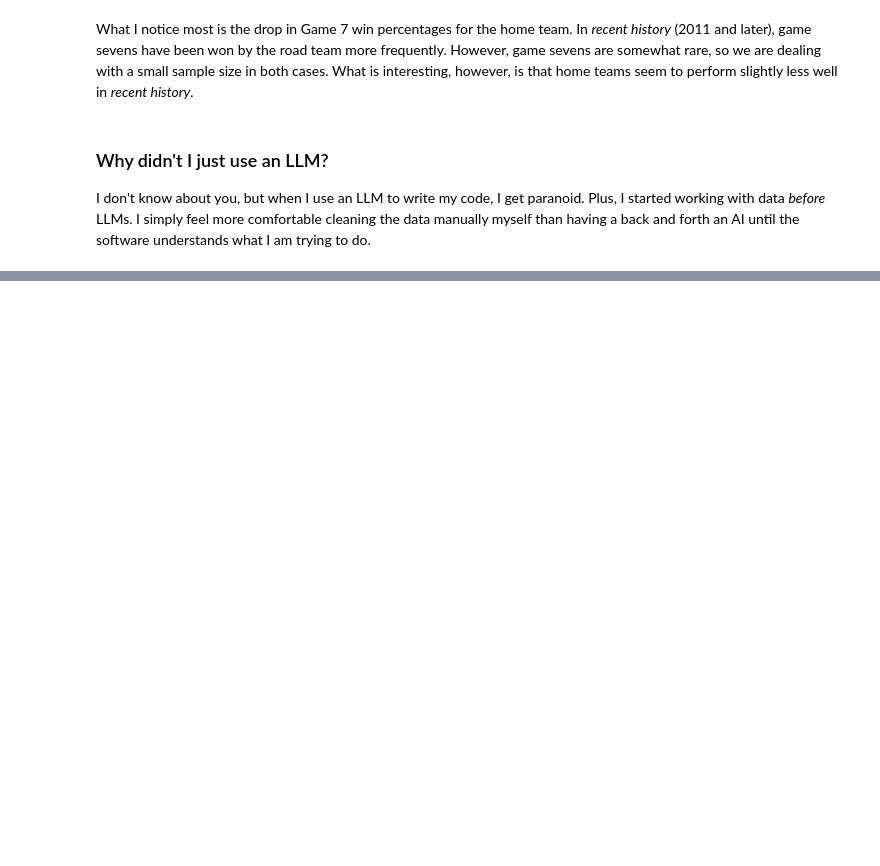
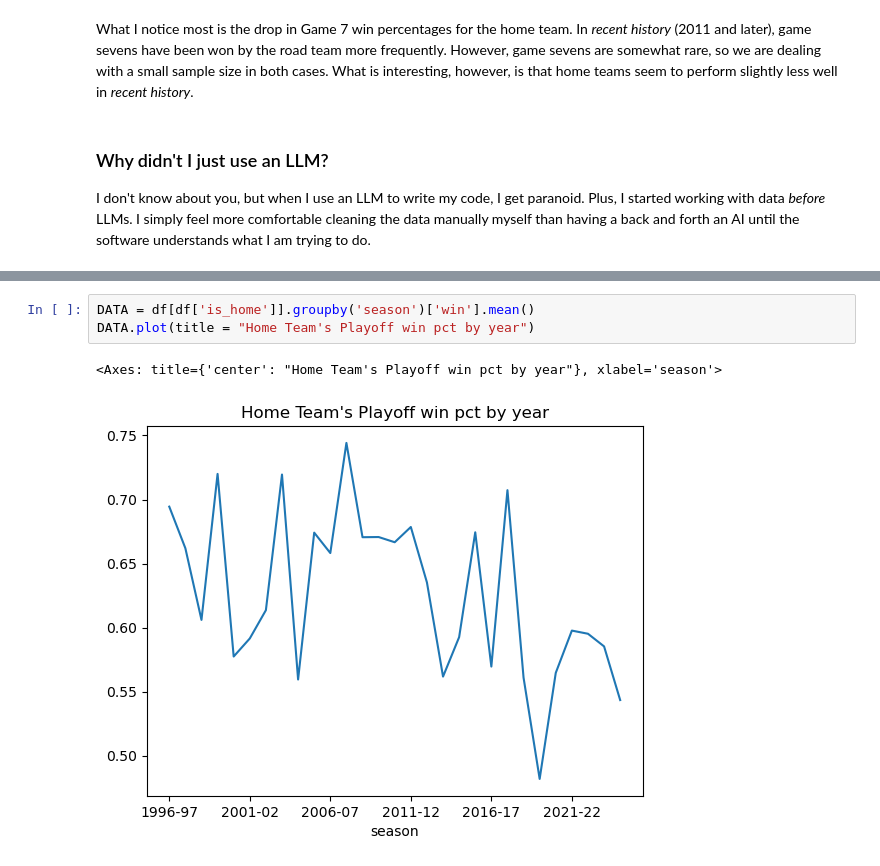
Before and after one commit to apelt001/Data-Analysis---NBA, a Jupyter notebook: playoffs - tutorial/code.ipynb, the cells around one changed output, grey strips where cells are left out. Cells and saved outputs as stored; diff of their text form; blank space fills up the shorter version.

```diff
--- a/playoffs - tutorial/code.ipynb
+++ b/playoffs - tutorial/code.ipynb
@@ -246,0 +288,6 @@ I don't know about you, but when I use an LLM to write my code, I get paranoid.
+# %%
+DATA = df[df['is_home']].groupby('season')['win'].mean()
+DATA.plot(title = "Home Team's Playoff win pct by year")
+# %% [output]
+<Axes: title={'center': "Home Team's Playoff win pct by year"}, xlabel='season'>
+[figure, added]
```
Also changed, not shown: parts of 10 cells of this notebook.
